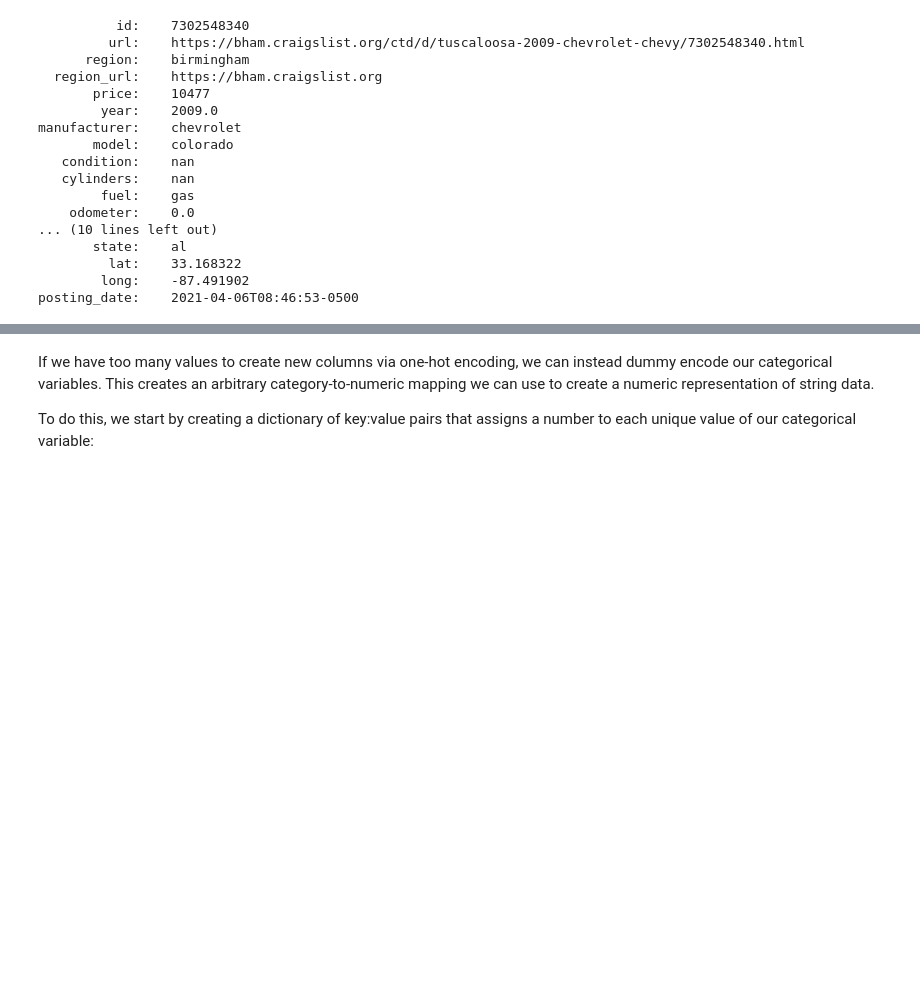
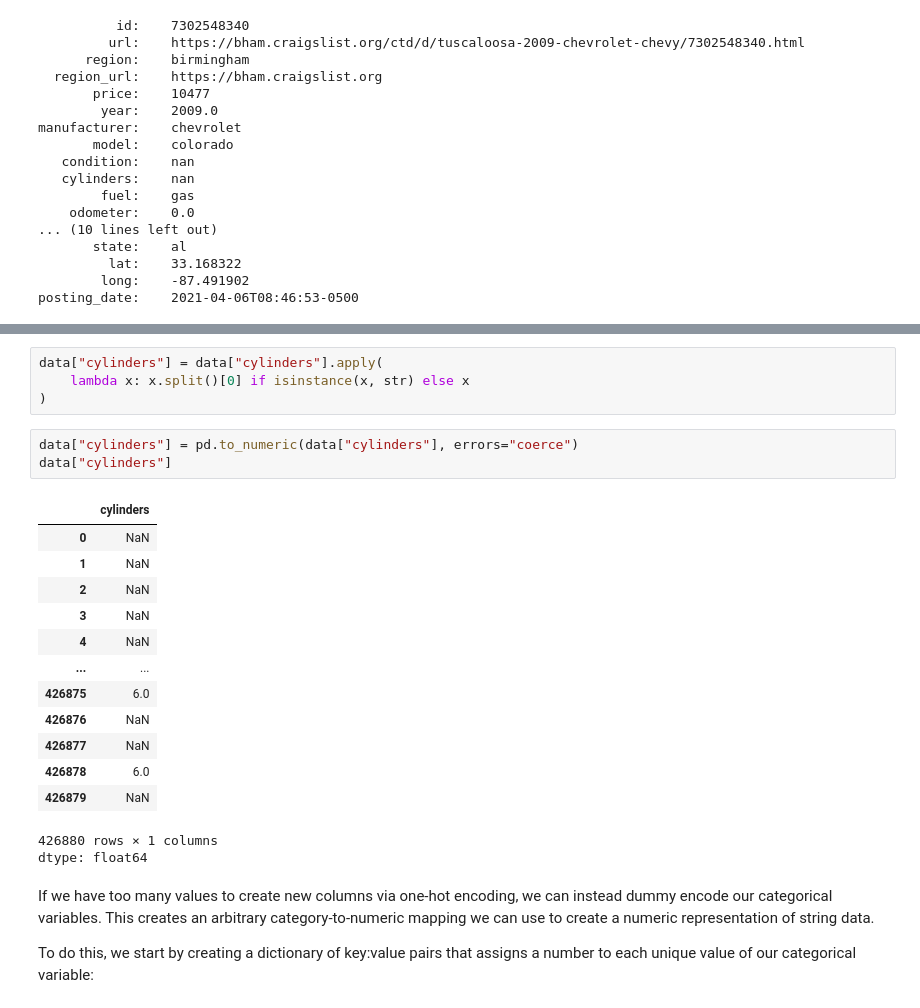
Before and after one commit to wetherc/data-2000, a Jupyter notebook: labs/040_linear-models-lab.ipynb, the cells around one changed output, grey strips where cells are left out. Saved outputs shown, nothing was run; the diff lists cells and outputs as text; blank space fills up the shorter version.

```diff
--- a/labs/040_linear-models-lab.ipynb
+++ b/labs/040_linear-models-lab.ipynb
@@ -380,3 +430,25 @@ pd.get_dummies(data.loc[data["manufacturer"].notna(), "manufacturer"].head())
+# %%
+data["cylinders"] = data["cylinders"].apply(
+    lambda x: x.split()[0] if isinstance(x, str) else x
+)
+# %%
+data["cylinders"] = pd.to_numeric(data["cylinders"], errors="coerce")
+data["cylinders"]
+# %% [output]
+|  | cylinders |
+| 0 | NaN |
+| 1 | NaN |
+| 2 | NaN |
+| 3 | NaN |
+| 4 | NaN |
+| ... | ... |
+| 426875 | 6.0 |
+| 426876 | NaN |
+| 426877 | NaN |
+| 426878 | 6.0 |
+| 426879 | NaN |
+426880 rows × 1 columns
+dtype: float64
 # %% [markdown]
 If we have too many values to create new columns via one-hot encoding, we can instead dummy encode our categorical variables. This creates an arbitrary category-to-numeric mapping we can use to create a numeric representation of string data.
 
```
Also changed, not shown: parts of 10 cells of this notebook.
